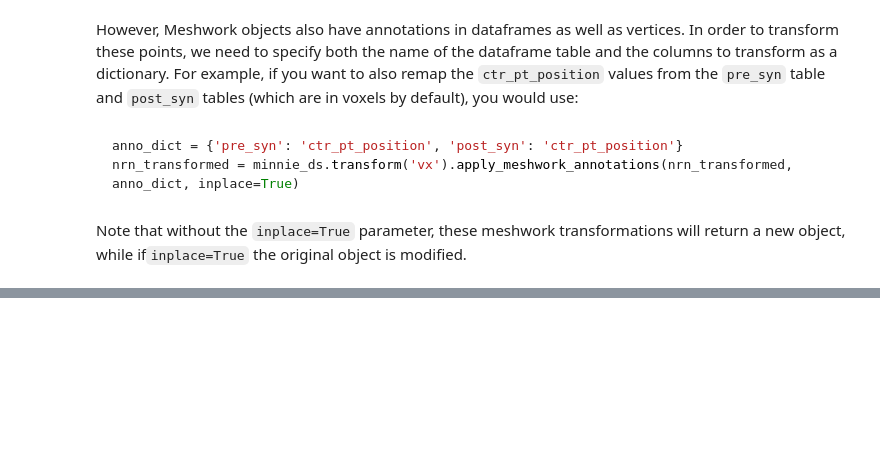
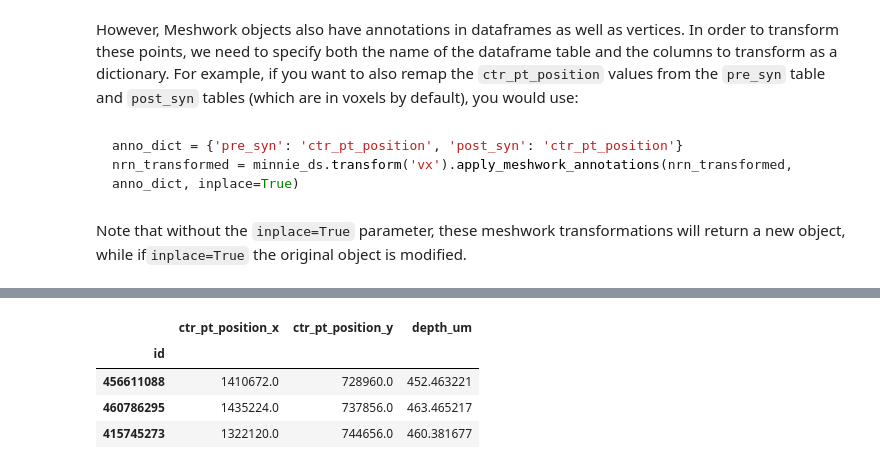
Before and after one commit to AllenInstitute/microns_tutorial, a Jupyter notebook: tutorial_book/quickstart_notebooks/08-standard-transform.ipynb, the cells around one changed output, grey strips where cells are left out. Saved outputs shown, nothing was run; the diff lists cells and outputs as text; code cells hidden in the pictures; blank space fills up the shorter version.

```diff
--- a/tutorial_book/quickstart_notebooks/08-standard-transform.ipynb
+++ b/tutorial_book/quickstart_notebooks/08-standard-transform.ipynb
@@ -165,0 +212,11 @@ Note that without the `inplace=True` parameter, these meshwork transformations w
+# %%
+# Synapse centroids share the skeleton's nm space, so apply the same transform for their depth
+post_syn_df = cell.annotations.post_syn.df.copy()
+post_syn_df['depth_um'] = minnie_ds.transform('nm').apply_dataframe('ctr_pt_position', post_syn_df, projection='y')
+post_syn_df[['ctr_pt_position_x', 'ctr_pt_position_y', 'depth_um']].head(3)
+# %% [output]
+|  | ctr_pt_position_x | ctr_pt_position_y | depth_um |
+| id |  |  |  |
+| 456611088 | 1410672.0 | 728960.0 | 452.463221 |
+| 460786295 | 1435224.0 | 737856.0 | 463.465217 |
+| 415745273 | 1322120.0 | 744656.0 | 460.381677 |
```
Also changed, not shown: parts of 6 cells of this notebook, 1 other file.
